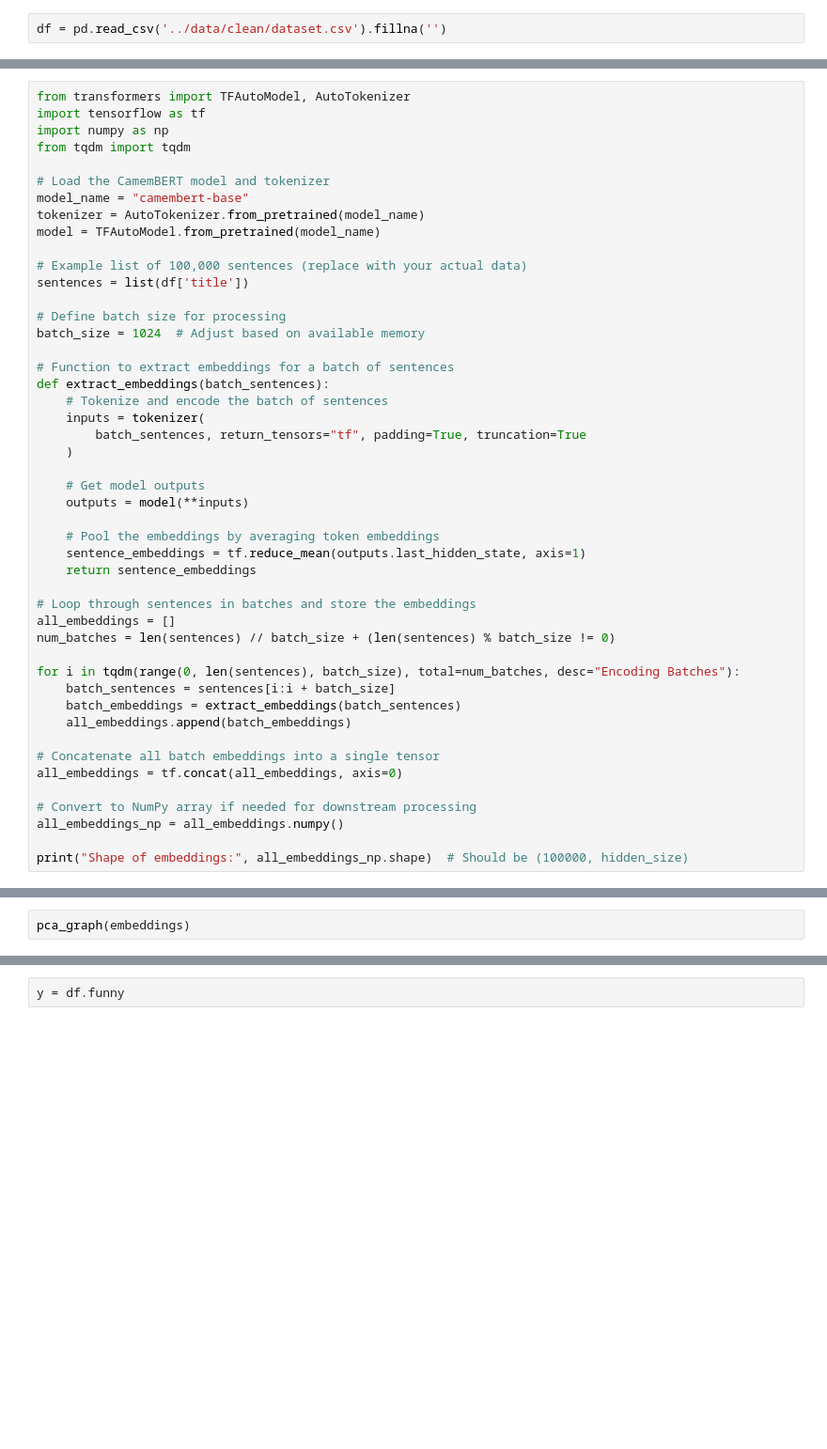
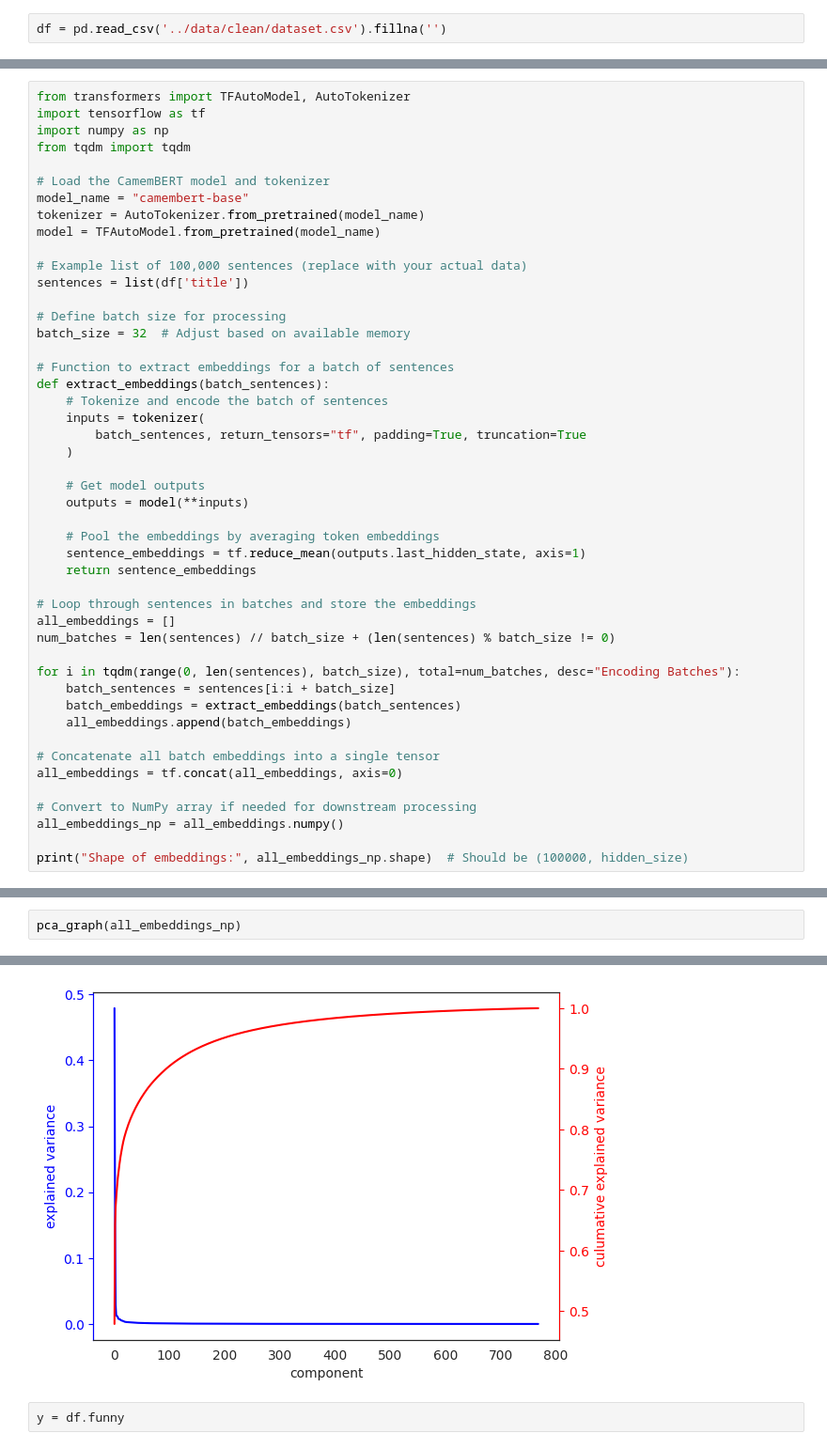
Before and after one commit to mikachou/funnypress-data-study, a Jupyter notebook: notebooks/02_analyse_2_3_bert.ipynb, the cells around one changed output, grey strips where cells are left out. Shown at 94% size. Saved outputs shown, nothing was run; the diff lists cells and outputs as text; blank space fills up the shorter version.

```diff
--- a/notebooks/02_analyse_2_3_bert.ipynb
+++ b/notebooks/02_analyse_2_3_bert.ipynb
@@ -41,7 +51,7 @@ model = TFAutoModel.from_pretrained(model_name)
 sentences = list(df['title'])
 
 # Define batch size for processing
-batch_size = 1024  # Adjust based on available memory
+batch_size = 32  # Adjust based on available memory
 
 # Function to extract embeddings for a batch of sentences
 def extract_embeddings(batch_sentences):
@@ -76,2 +95,3 @@ print("Shape of embeddings:", all_embeddings_np.shape)  # Should be (100000, hid
 # %%
-pca_graph(embeddings)
+pca_graph(all_embeddings_np)
+# %% [output]
@@ -78,3 +99,4 @@ pca_graph(embeddings)
+[figure, added]
 # %%
 y = df.funny
 # %%
```
Also changed, not shown: parts of 6 cells of this notebook, 5 other files.
